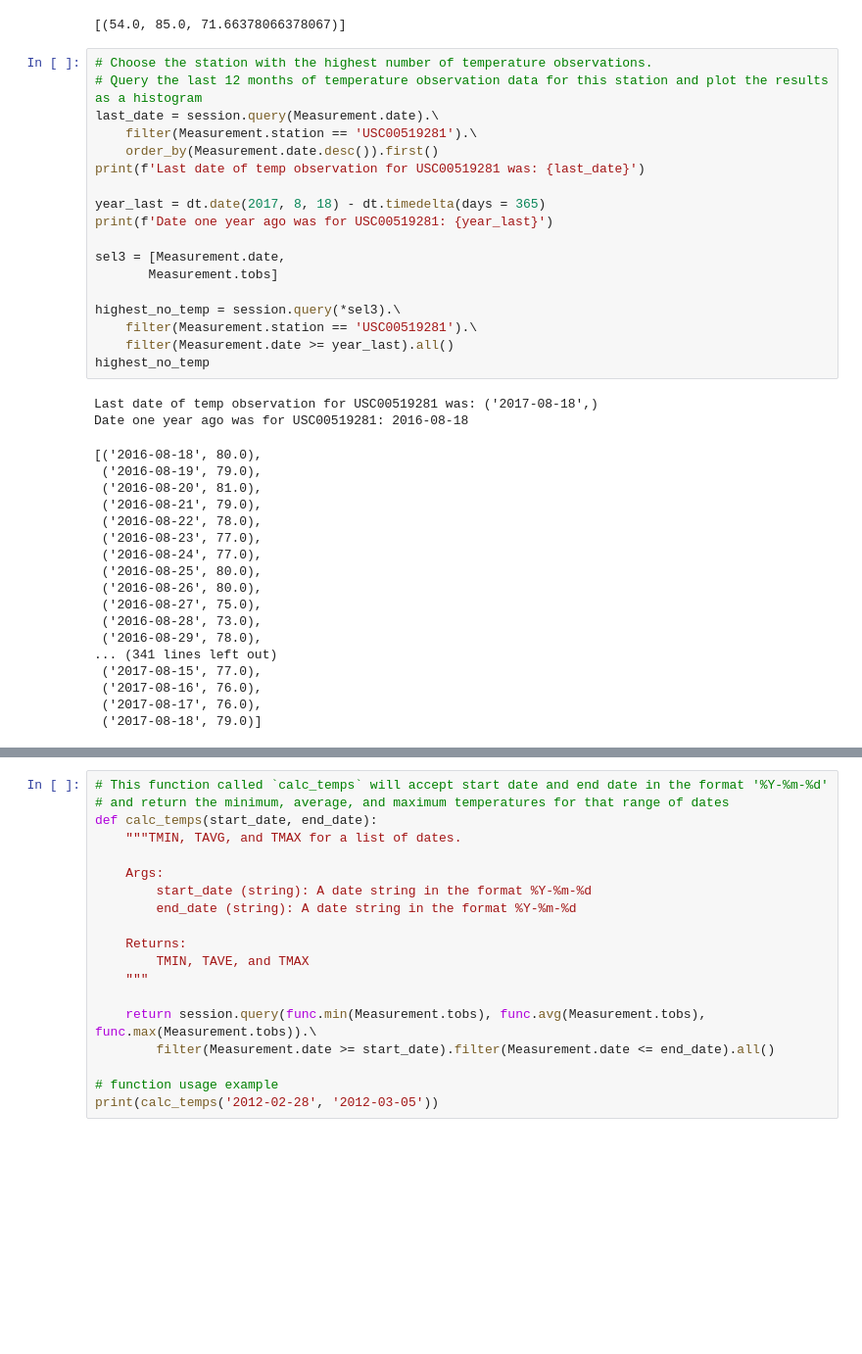
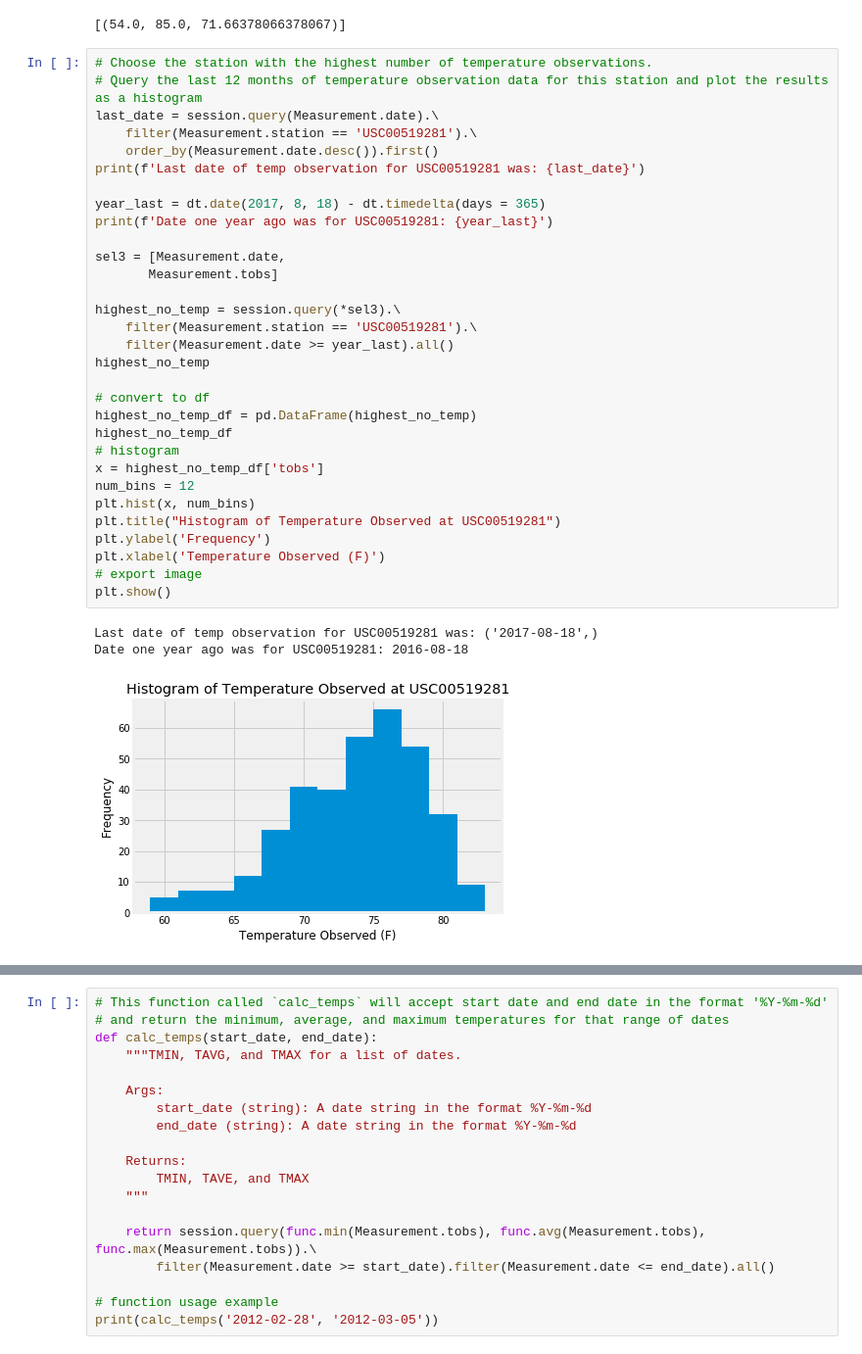
Before and after one commit to loryuen/sqlalchemy-challenge, a Jupyter notebook: climate.ipynb, the cells around one changed output, grey strips where cells are left out. Shown: that part at 98% size. Cells and saved outputs as stored; diff of their text form; blank space fills up the shorter version.

Commit message:
histogram

```diff
--- a/climate.ipynb
+++ b/climate.ipynb
@@ -194,41 +194,38 @@ session.query(*sel2).\
 # %%
 # Choose the station with the highest number of temperature observations.
 # Query the last 12 months of temperature observation data for this station and plot the results as a histogram
 last_date = session.query(Measurement.date).\
     filter(Measurement.station == 'USC00519281').\
     order_by(Measurement.date.desc()).first()
 print(f'Last date of temp observation for USC00519281 was: {last_date}')
 
 year_last = dt.date(2017, 8, 18) - dt.timedelta(days = 365)
 print(f'Date one year ago was for USC00519281: {year_last}')
 
 sel3 = [Measurement.date,
        Measurement.tobs]
 
 highest_no_temp = session.query(*sel3).\
     filter(Measurement.station == 'USC00519281').\
     filter(Measurement.date >= year_last).all()
 highest_no_temp
+
+# convert to df
+highest_no_temp_df = pd.DataFrame(highest_no_temp)
+highest_no_temp_df
+# histogram
+x = highest_no_temp_df['tobs']
+num_bins = 12
+plt.hist(x, num_bins)
+plt.title("Histogram of Temperature Observed at USC00519281")
+plt.ylabel('Frequency')
+plt.xlabel('Temperature Observed (F)')
+# export image
+plt.show()
 # %% [output]
 Last date of temp observation for USC00519281 was: ('2017-08-18',)
 Date one year ago was for USC00519281: 2016-08-18
-[('2016-08-18', 80.0),
- ('2016-08-19', 79.0),
- ('2016-08-20', 81.0),
- ('2016-08-21', 79.0),
- ('2016-08-22', 78.0),
- ('2016-08-23', 77.0),
- ('2016-08-24', 77.0),
- ('2016-08-25', 80.0),
- ('2016-08-26', 80.0),
- ('2016-08-27', 75.0),
- ('2016-08-28', 73.0),
- ('2016-08-29', 78.0),
-... (341 lines left out)
- ('2017-08-15', 77.0),
- ('2017-08-16', 76.0),
- ('2017-08-17', 76.0),
- ('2017-08-18', 79.0)]
+[figure, added]
 # %% [markdown]
 ![precipitation](Images/station-histogram.png)
 # %%
```
